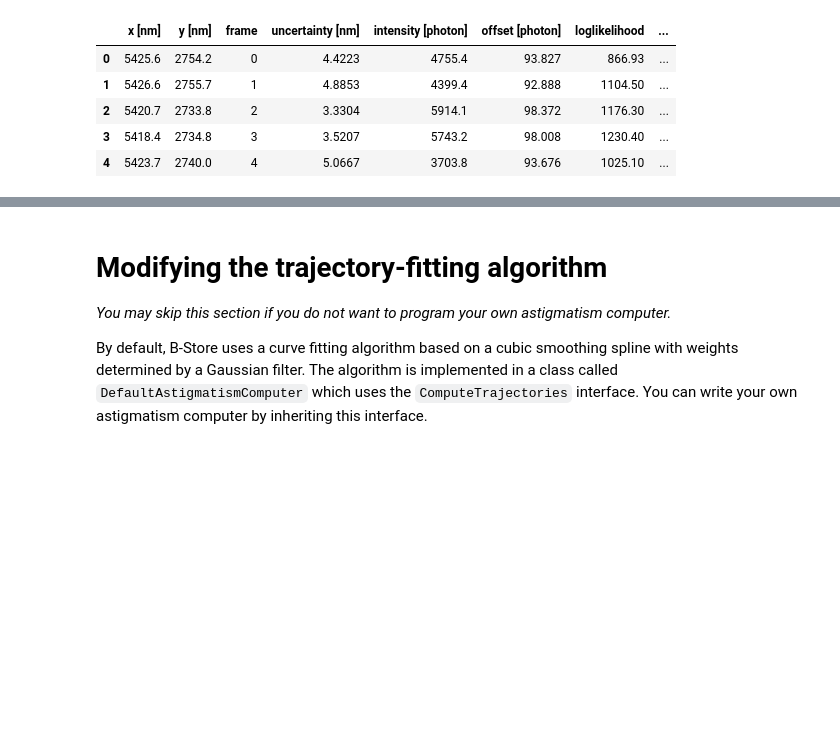
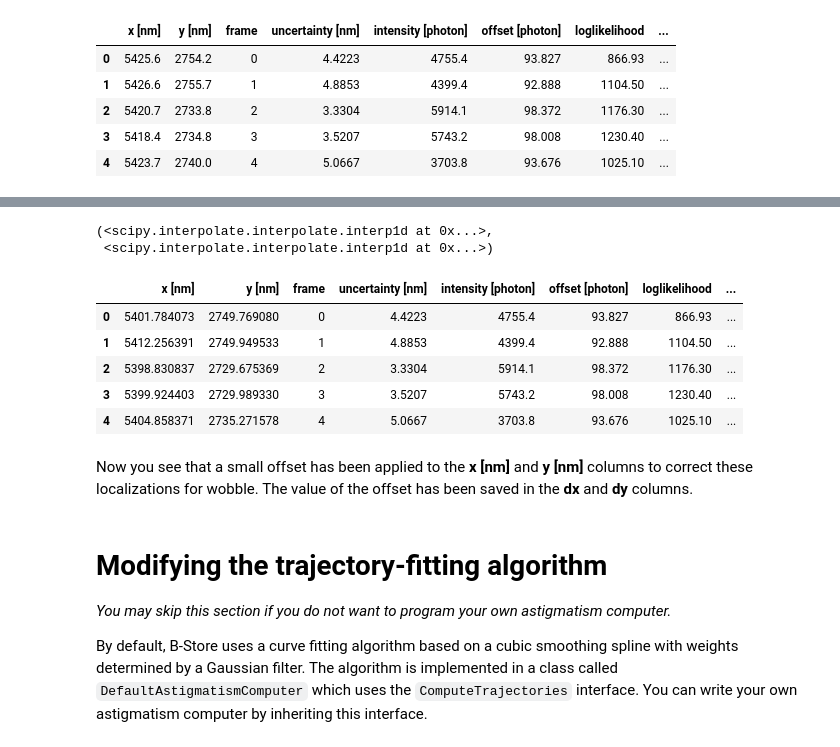
Before and after one commit to kmdouglass/bstore, a Jupyter notebook: examples/3D Astigmatic Imaging.ipynb, the cells around one changed output, grey strips where cells are left out. Cells and saved outputs as stored; diff of their text form; code cells hidden in the pictures; blank space fills up the shorter version.

```diff
--- a/examples/3D Astigmatic Imaging.ipynb
+++ b/examples/3D Astigmatic Imaging.ipynb
@@ -227,3 +278,25 @@ locs_z.head()
+# %%
+ca.wobbleCurves
+# %% [output]
+(<scipy.interpolate.interpolate.interp1d at 0x...>,
+ <scipy.interpolate.interpolate.interp1d at 0x...>)
+# %%
+cz = proc.ComputeZPosition(ca.calibrationCurves,
+                           zCol='z [nm]',
+                           coordCols=['x [nm]', 'y [nm]'],
+                           sigmaCols=['sigma_x [nm]', 'sigma_y [nm]'],
+                           wobbleFunc=ca.wobbleCurves)
+locs_z_wobble = cz(locs)
+locs_z_wobble.head()
+# %% [output]
+|  | x [nm] | y [nm] | frame | uncertainty [nm] | intensity [photon] | offset [photon] | loglikelihood | ... |
+| 0 | 5401.784073 | 2749.769080 | 0 | 4.4223 | 4755.4 | 93.827 | 866.93 | ... |
+| 1 | 5412.256391 | 2749.949533 | 1 | 4.8853 | 4399.4 | 92.888 | 1104.50 | ... |
+| 2 | 5398.830837 | 2729.675369 | 2 | 3.3304 | 5914.1 | 98.372 | 1176.30 | ... |
+| 3 | 5399.924403 | 2729.989330 | 3 | 3.5207 | 5743.2 | 98.008 | 1230.40 | ... |
+| 4 | 5404.858371 | 2735.271578 | 4 | 5.0667 | 3703.8 | 93.676 | 1025.10 | ... |
+# %% [markdown]
+Now you see that a small offset has been applied to the **x [nm]** and **y [nm]** columns to correct these localizations for wobble. The value of the offset has been saved in the **dx** and **dy** columns.
 # %% [markdown]
 # Modifying the trajectory-fitting algorithm
 *You may skip this section if you do not want to program your own astigmatism computer.*
```
Also changed, not shown: parts of 14 cells of this notebook, 3 other files.
